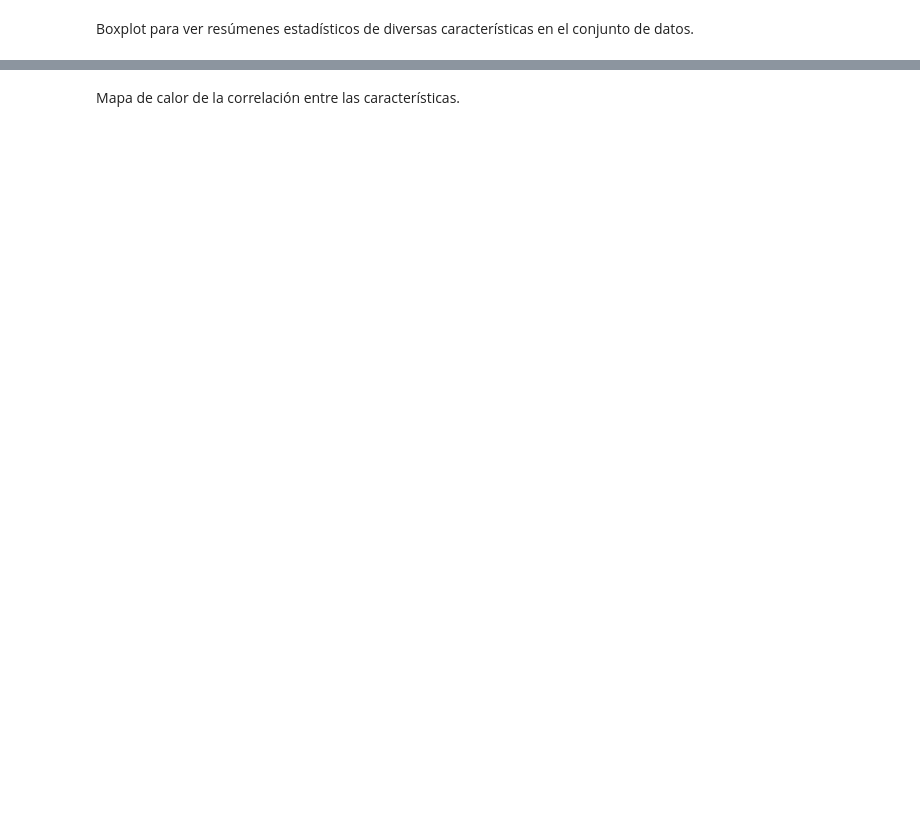
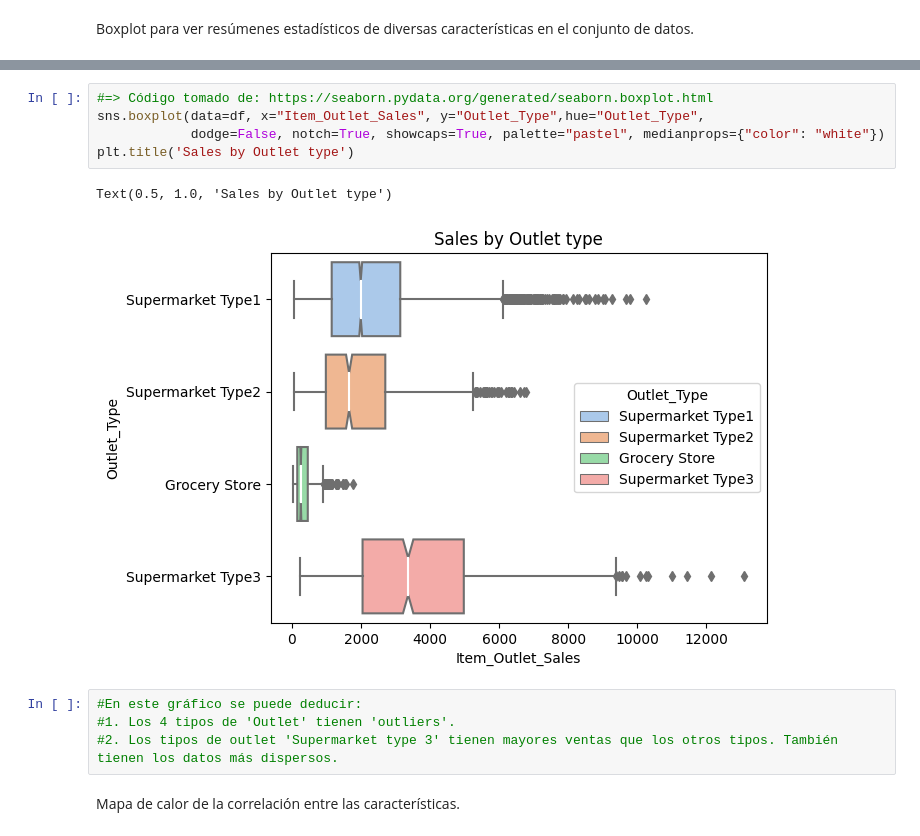
Before and after one commit to olmagra/Proyecto_Predicciones-de-ventas, a Jupyter notebook: Prediccion_Ventas_Alimentos.ipynb, the cells around one changed output, grey strips where cells are left out. Cells and saved outputs as stored; diff of their text form; blank space fills up the shorter version.

```diff
--- a/Prediccion_Ventas_Alimentos.ipynb
+++ b/Prediccion_Ventas_Alimentos.ipynb
@@ -460,2 +501,14 @@ Boxplot para ver resúmenes estadísticos de diversas características en el con
+# %%
+#=> Código tomado de: https://seaborn.pydata.org/generated/seaborn.boxplot.html
+sns.boxplot(data=df, x="Item_Outlet_Sales", y="Outlet_Type",hue="Outlet_Type",
+            dodge=False, notch=True, showcaps=True, palette="pastel", medianprops={"color": "white"})
+plt.title('Sales by Outlet type')
+# %% [output]
+Text(0.5, 1.0, 'Sales by Outlet type')
+[figure, added]
+# %%
+#En este gráfico se puede deducir:
+#1. Los 4 tipos de 'Outlet' tienen 'outliers'.
+#2. Los tipos de outlet 'Supermarket type 3' tienen mayores ventas que los otros tipos. También tienen los datos más dispersos.
 # %% [markdown]
 Mapa de calor de la correlación entre las características.
```
Also changed, not shown: parts of 14 cells of this notebook.
